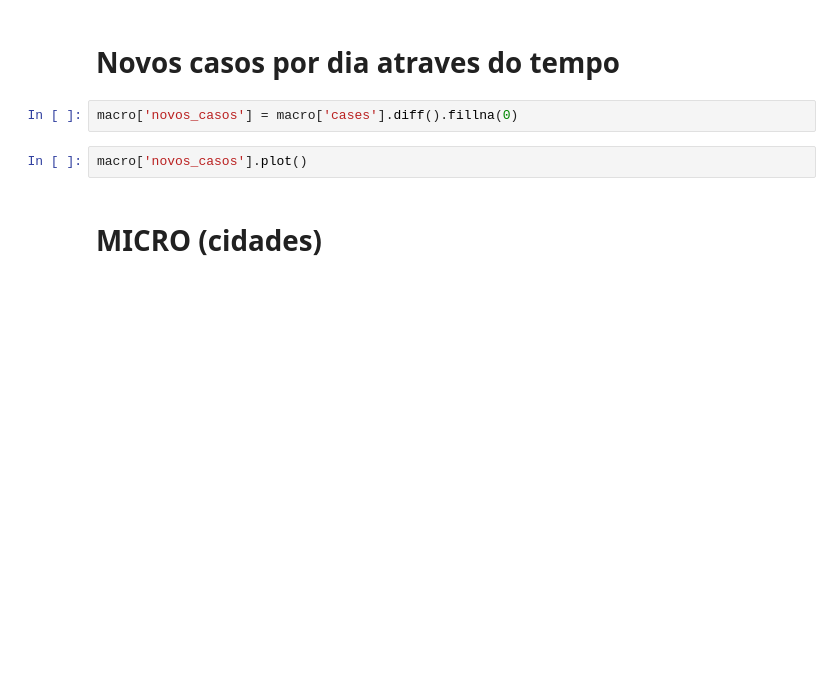
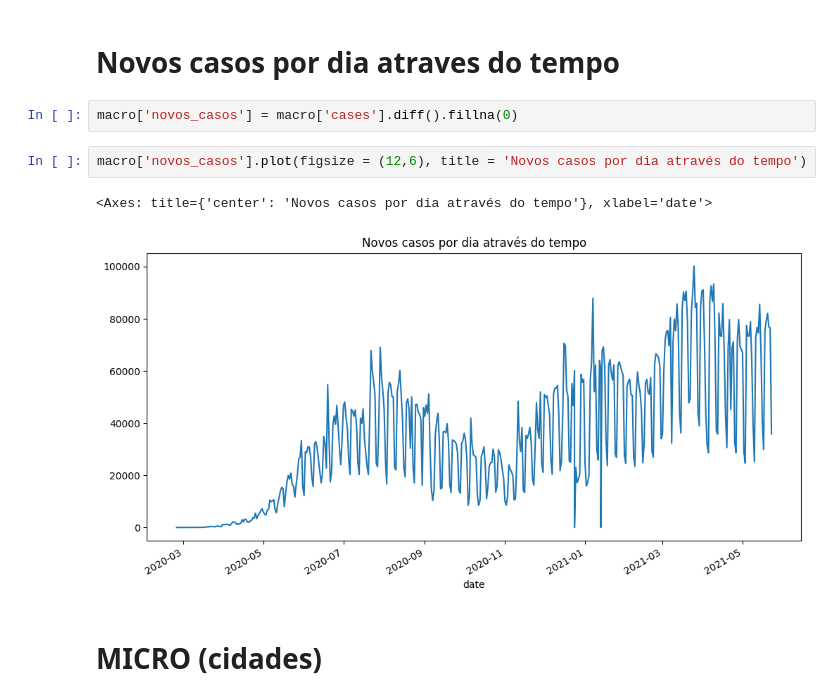
Before and after one commit to levyvix/kaggle_extract, a Jupyter notebook: explore.ipynb, the cells around one changed output. Drawn from its saved outputs; the diff is of its cells as text; blank space fills up the shorter version.

Commit message:
Adição novos casos por dia

```diff
--- a/explore.ipynb
+++ b/explore.ipynb
@@ -75,8 +83,11 @@ macro.plot(figsize=(12,6))
 # Novos casos por dia atraves do tempo
 # %%
 macro['novos_casos'] = macro['cases'].diff().fillna(0)
-# %%
-macro['novos_casos'].plot()
+# %%
+macro['novos_casos'].plot(figsize = (12,6), title = 'Novos casos por dia através do tempo')
+# %% [output]
+<Axes: title={'center': 'Novos casos por dia através do tempo'}, xlabel='date'>
+[figure, added]
 # %% [markdown]
 # MICRO (cidades)
 # %%
```
Also changed, not shown: parts of 1 cell of this notebook.
